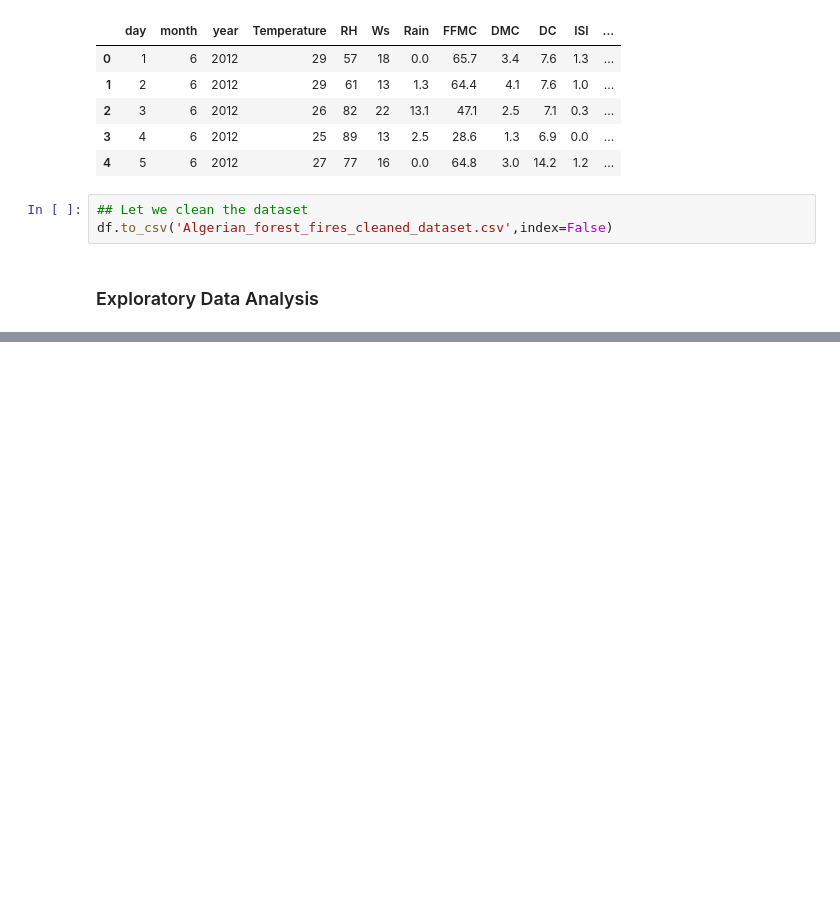
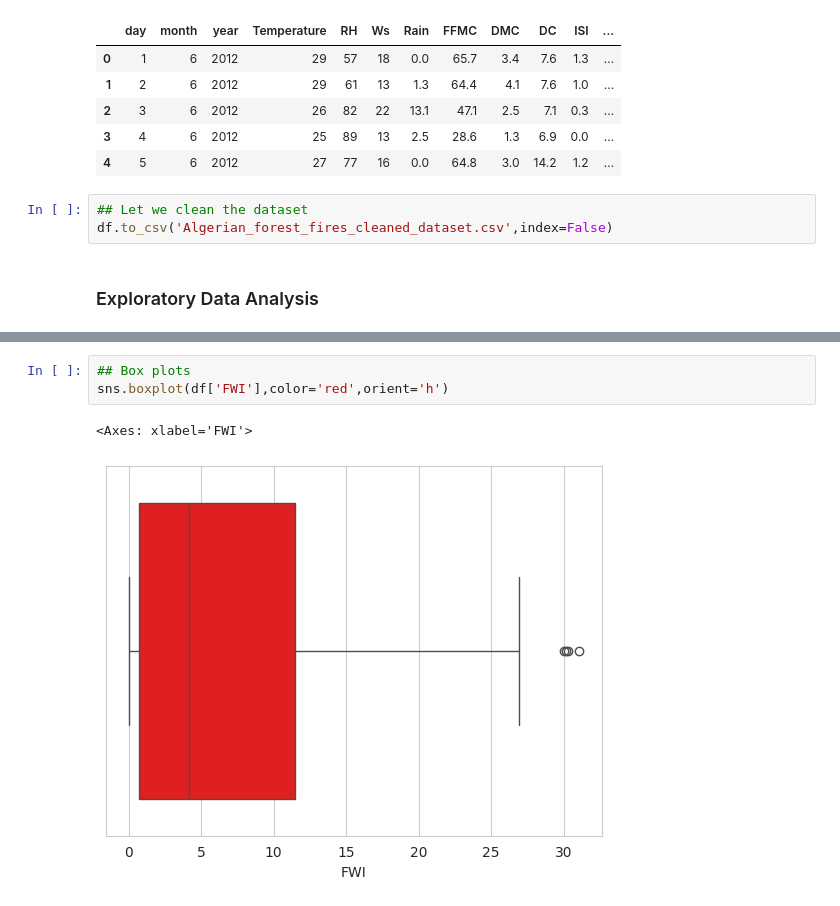
Before and after one commit to naveenprasad07/ai-ml, a Jupyter notebook: Ridge_Lasso_Elastic_Regression/Ridge_Lasso_Regression.ipynb, the cells around one changed output, grey strips where cells are left out. Cells and saved outputs as stored; diff of their text form; blank space fills up the shorter version.

```diff
--- a/Ridge_Lasso_Elastic_Regression/Ridge_Lasso_Regression.ipynb
+++ b/Ridge_Lasso_Elastic_Regression/Ridge_Lasso_Regression.ipynb
@@ -267,0 +331,6 @@ df.head()
+# %%
+## Box plots
+sns.boxplot(df['FWI'],color='red',orient='h')
+# %% [output]
+<Axes: xlabel='FWI'>
+[figure, added]
```
Also changed, not shown: parts of 15 cells of this notebook.
